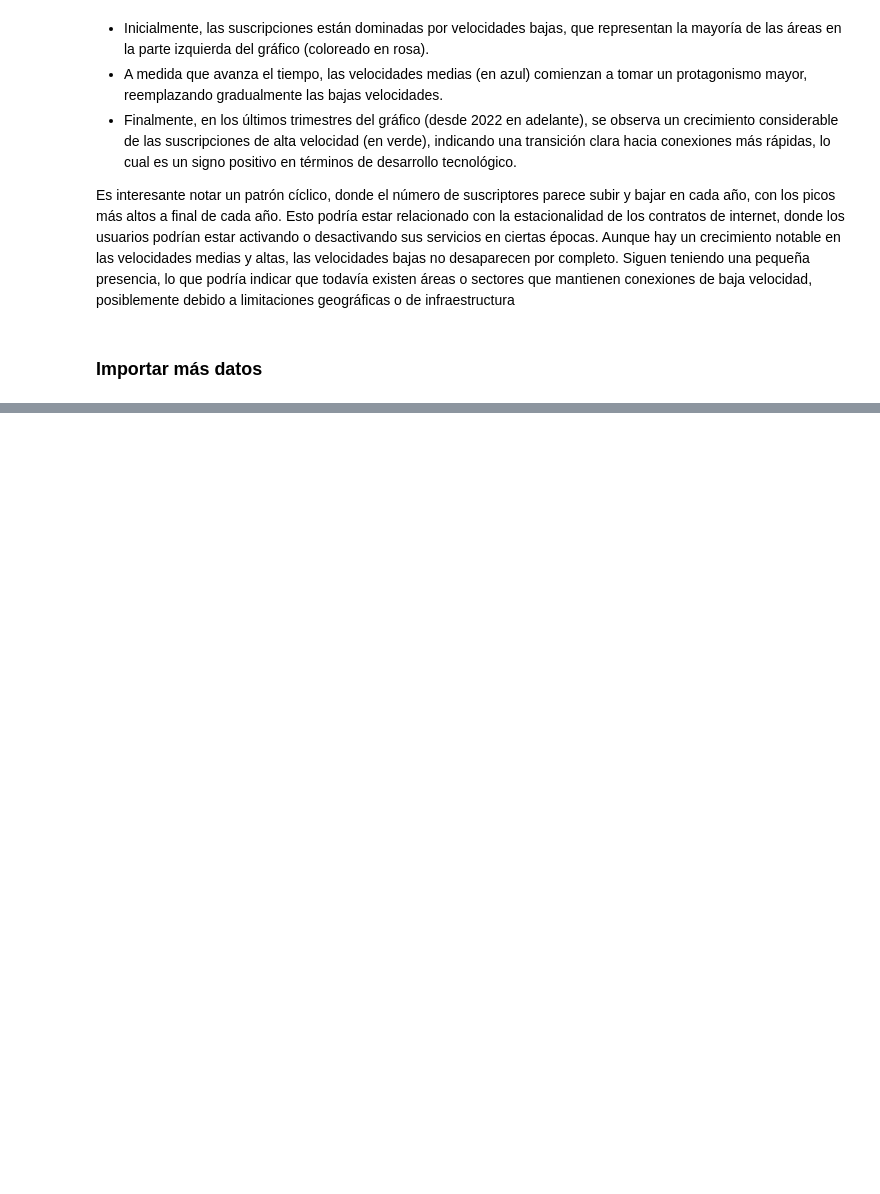
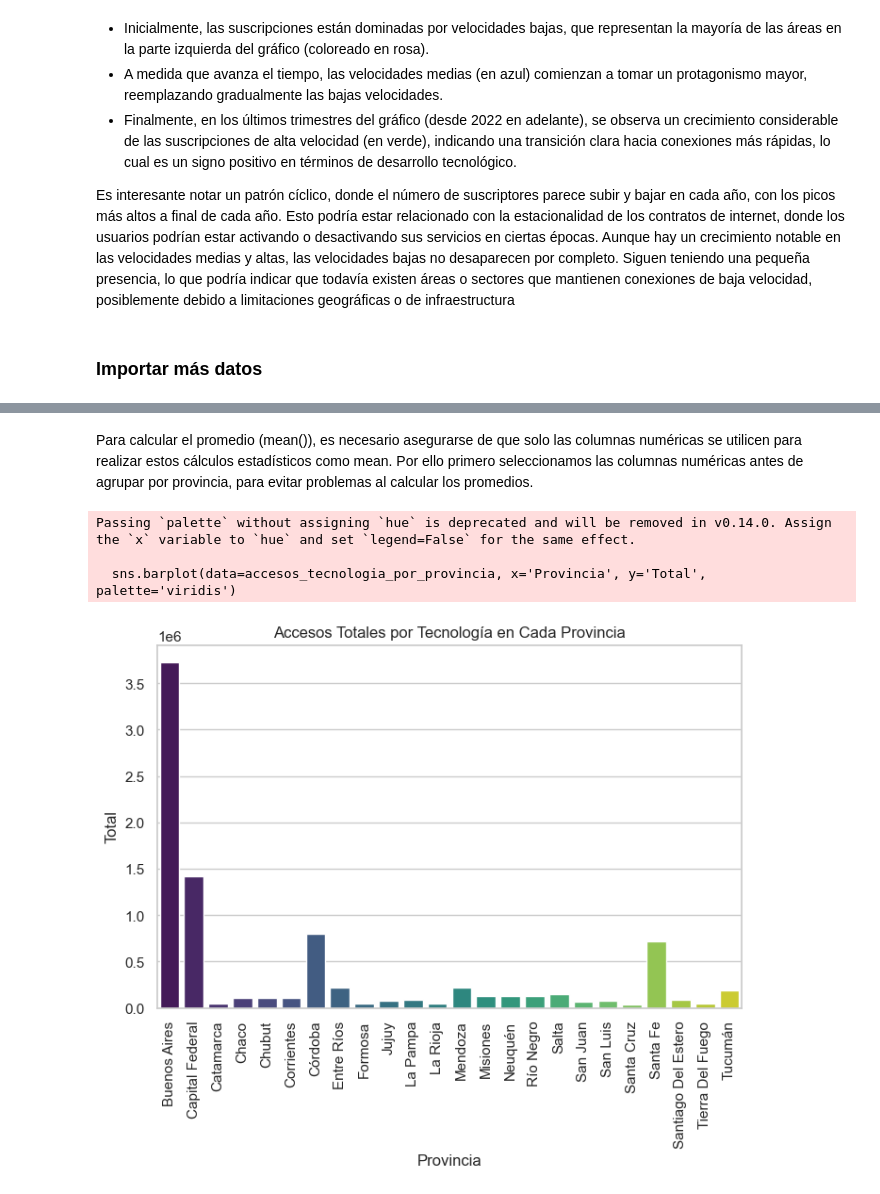
Before and after one commit to Melbutus/Data_Analyst_Telecomunicaciones, a Jupyter notebook: EDA.ipynb, the cells around one changed output, grey strips where cells are left out. Drawn from its saved outputs; the diff is of its cells as text; code cells hidden in the pictures; blank space fills up the shorter version.

```diff
--- a/EDA.ipynb
+++ b/EDA.ipynb
@@ -430,0 +444,26 @@ acc_por_velocidad
+# %% [markdown]
+Para calcular el promedio (mean()), es necesario asegurarse de que solo las columnas numéricas se utilicen para realizar estos cálculos estadísticos como mean. Por ello primero seleccionamos las columnas numéricas antes de agrupar por provincia, para evitar problemas al calcular los promedios.
+# %%
+# Seleccionar solo las columnas numéricas antes de agrupar
+accesos_tecnologia_numericas = accesos_por_tecnologia.select_dtypes(include='number')
+penetracion_hogares_numericas = penetracion_hogares.select_dtypes(include='number')
+
+# Asegurarse de que 'Provincia' siga siendo parte del DataFrame
+accesos_tecnologia_numericas['Provincia'] = accesos_por_tecnologia['Provincia']
+penetracion_hogares_numericas['Provincia'] = penetracion_hogares['Provincia']
+
+# Agrupamos los datos por provincia y calculamos el promedio de los accesos por tecnología y penetración por hogares
+accesos_tecnologia_por_provincia = accesos_tecnologia_numericas.groupby('Provincia').mean().reset_index()
+penetracion_por_hogares = penetracion_hogares_numericas.groupby('Provincia').mean().reset_index()
+
+# Crear gráfico de barras para los accesos por tecnología
+plt.figure(figsize=(8, 5))
+sns.barplot(data=accesos_tecnologia_por_provincia, x='Provincia', y='Total', palette='viridis')
+plt.xticks(rotation=90)
+plt.title('Accesos Totales por Tecnología en Cada Provincia')
+plt.show()
+# %% [output]
+Passing `palette` without assigning `hue` is deprecated and will be removed in v0.14.0. Assign the `x` variable to `hue` and set `legend=False` for the same effect.
+
+  sns.barplot(data=accesos_tecnologia_por_provincia, x='Provincia', y='Total', palette='viridis')
+[figure, added]
```
Also changed, not shown: parts of 19 cells of this notebook, 1 other file.
